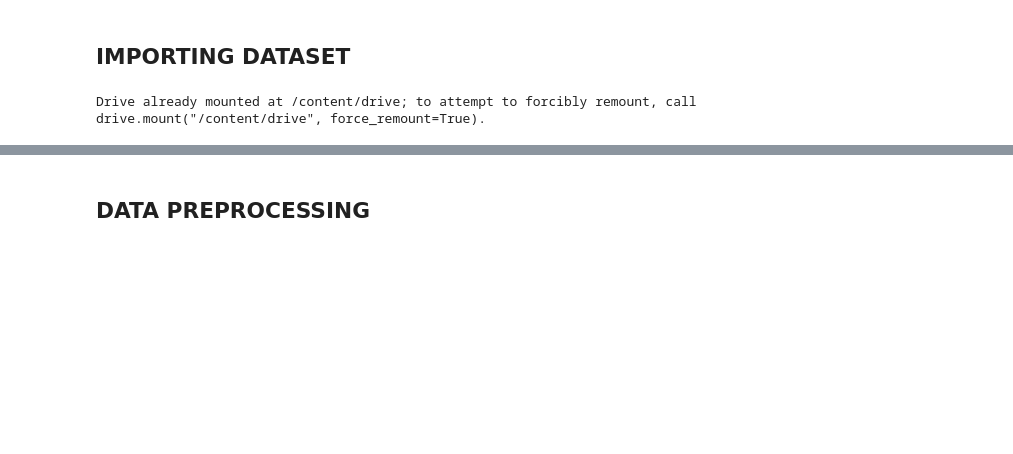
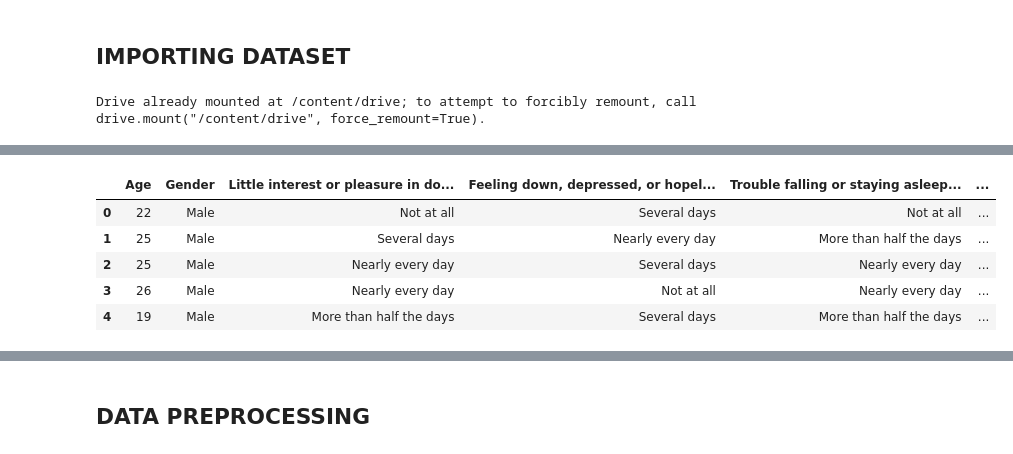
Before and after one commit to SLokesh1810/mental_health_detector, a Jupyter notebook: PHQ9_DepressionDetector.ipynb, the cells around one changed output, grey strips where cells are left out. Cells and saved outputs as stored; diff of their text form; code cells hidden in the pictures; blank space fills up the shorter version.

```diff
--- a/PHQ9_DepressionDetector.ipynb
+++ b/PHQ9_DepressionDetector.ipynb
@@ -50,0 +50,9 @@ df
+# %%
+data.head()
+# %% [output]
+|  | Age | Gender | Little interest or pleasure in do... | Feeling down, depressed, or hopel... | Trouble falling or staying asleep... | ... |
+| 0 | 22 | Male | Not at all | Several days | Not at all | ... |
+| 1 | 25 | Male | Several days | Nearly every day | More than half the days | ... |
+| 2 | 25 | Male | Nearly every day | Several days | Nearly every day | ... |
+| 3 | 26 | Male | Nearly every day | Not at all | Nearly every day | ... |
+| 4 | 19 | Male | More than half the days | Several days | More than half the days | ... |
```
Also changed, not shown: parts of 34 cells of this notebook.
